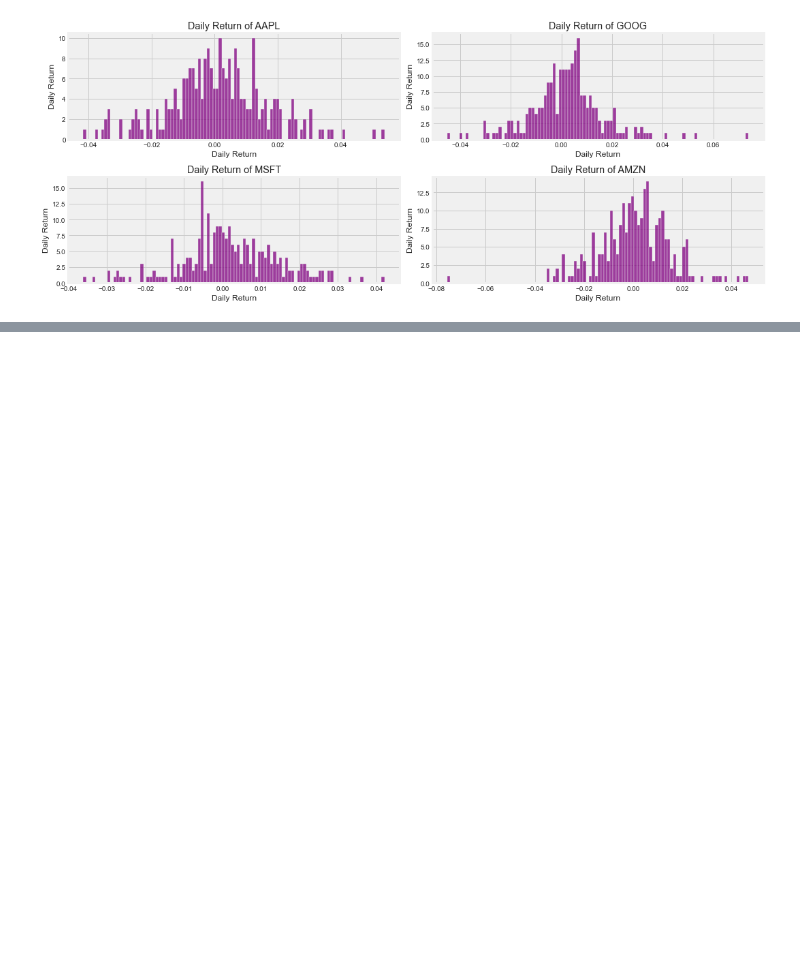
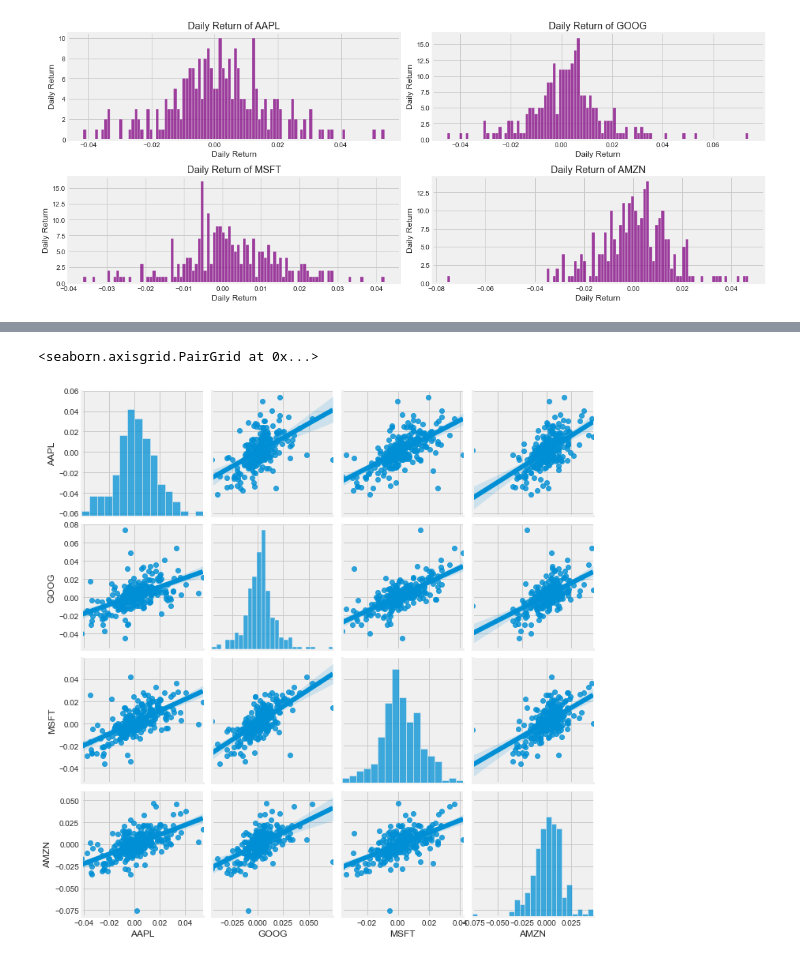
Before and after one commit to asyncADHD/data-ML_model, a Jupyter notebook: Stocks/Stock_analysis.ipynb, the cells around one changed output, grey strips where cells are left out. Saved outputs shown, nothing was run; the diff lists cells and outputs as text; code cells hidden in the pictures; blank space fills up the shorter version.

```diff
--- a/Stocks/Stock_analysis.ipynb
+++ b/Stocks/Stock_analysis.ipynb
@@ -173,0 +213,5 @@ plt.tight_layout()
+# %%
+sns.pairplot(tech_rets, kind='reg', color="purple")
+# %% [output]
+<seaborn.axisgrid.PairGrid at 0x...>
+[figure, added]
```
Also changed, not shown: parts of 8 cells of this notebook, 1 other file.
